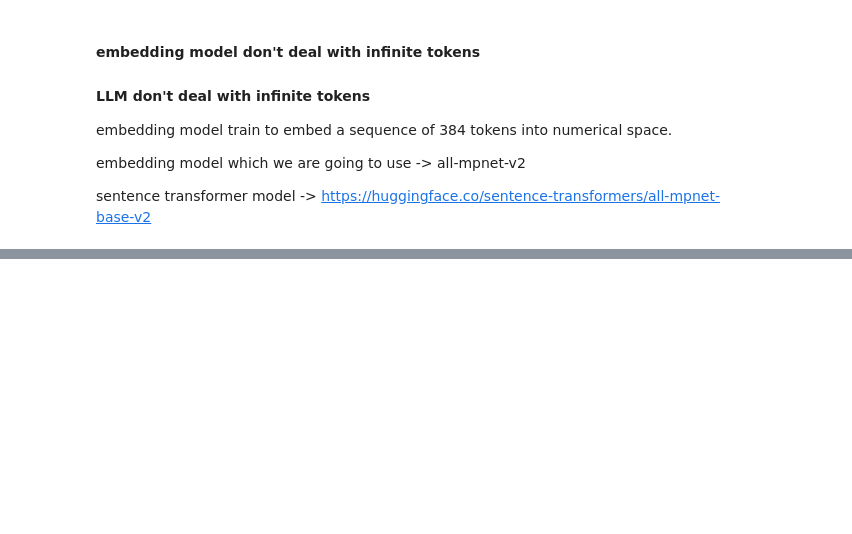
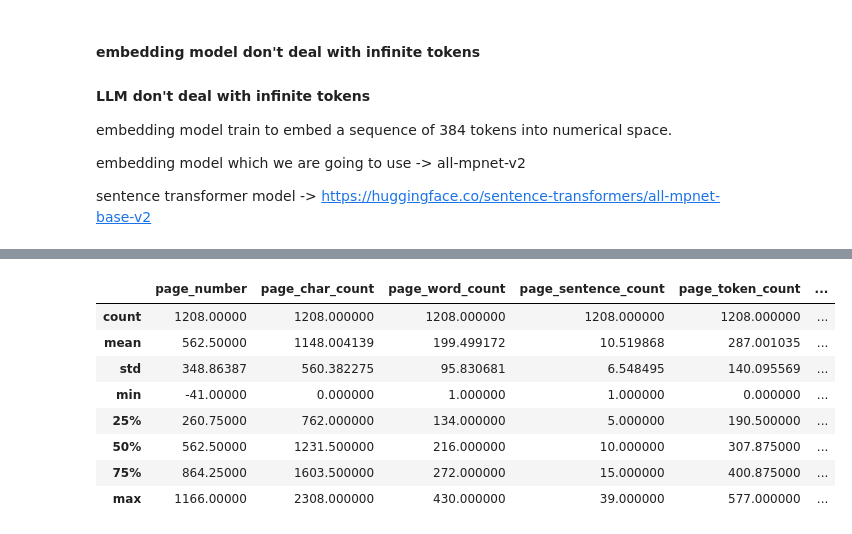
Before and after one commit to thanga-v2/local-RAG, a Jupyter notebook: local-RAG.ipynb, the cells around one changed output, grey strips where cells are left out. Cells and saved outputs as stored; diff of their text form; code cells hidden in the pictures; blank space fills up the shorter version.

```diff
--- a/local-RAG.ipynb
+++ b/local-RAG.ipynb
@@ -285,0 +432,2 @@ nlp = English()
+# %%
+data = pd.DataFrame(pages_and_texts)
@@ -285,0 +443,12 @@ nlp = English()
+# %%
+data.describe()
+# %% [output]
+|  | page_number | page_char_count | page_word_count | page_sentence_count | page_token_count | ... |
+| count | 1208.00000 | 1208.000000 | 1208.000000 | 1208.000000 | 1208.000000 | ... |
+| mean | 562.50000 | 1148.004139 | 199.499172 | 10.519868 | 287.001035 | ... |
+| std | 348.86387 | 560.382275 | 95.830681 | 6.548495 | 140.095569 | ... |
+| min | -41.00000 | 0.000000 | 1.000000 | 1.000000 | 0.000000 | ... |
+| 25% | 260.75000 | 762.000000 | 134.000000 | 5.000000 | 190.500000 | ... |
+| 50% | 562.50000 | 1231.500000 | 216.000000 | 10.000000 | 307.875000 | ... |
+| 75% | 864.25000 | 1603.500000 | 272.000000 | 15.000000 | 400.875000 | ... |
+| max | 1166.00000 | 2308.000000 | 430.000000 | 39.000000 | 577.000000 | ... |
```
Also changed, not shown: parts of 34 cells of this notebook.
